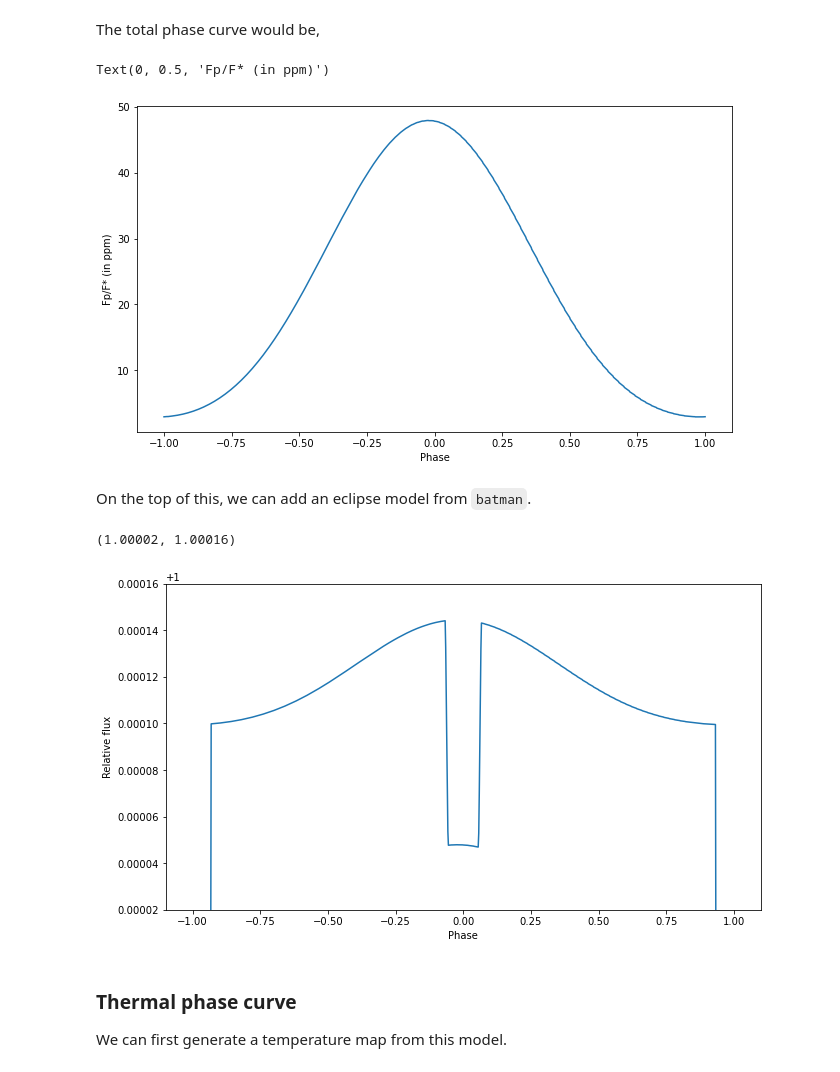
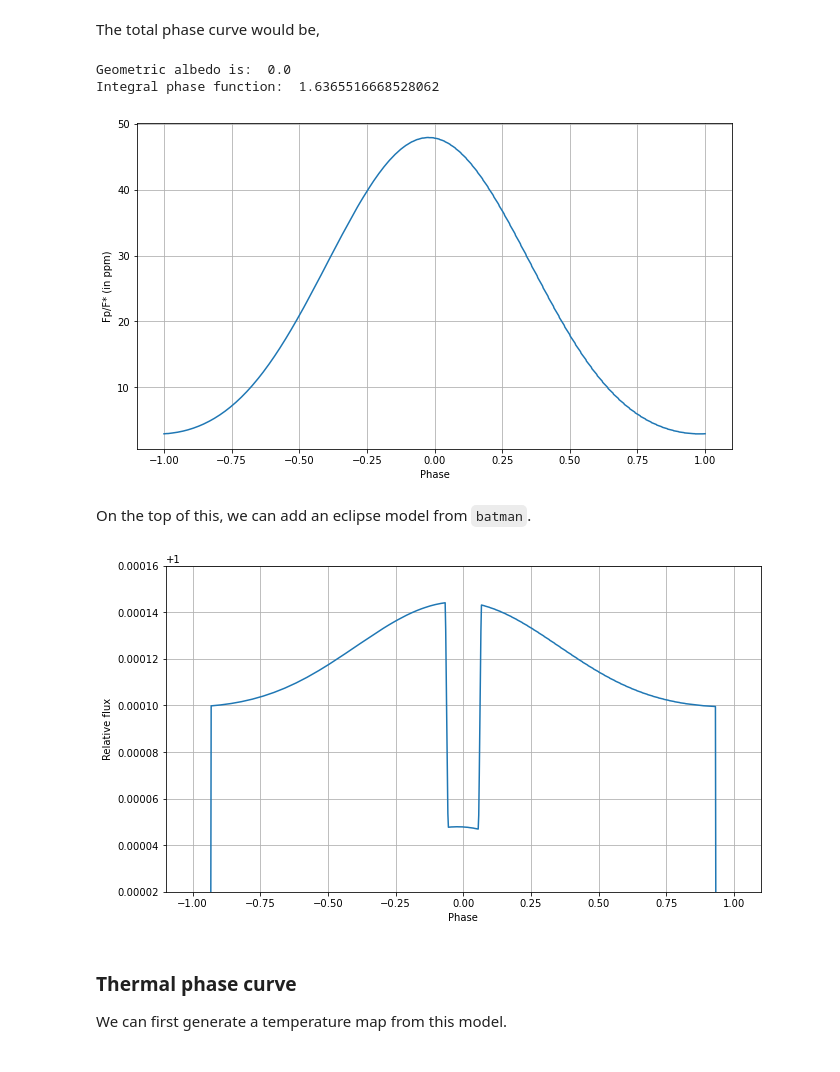
Before and after one commit to Jayshil/kelp-tutorials, a Jupyter notebook: p1.ipynb, the cells around one changed output. Saved outputs shown, nothing was run; the diff lists cells and outputs as text; code cells hidden in the pictures.

Commit message:
Basic functionalities

```diff
--- a/p1.ipynb
+++ b/p1.ipynb
@@ -53,17 +53,22 @@ The total phase curve would be,
 # %%
 # Phases of the orbit, 0. corresponds to the eclipse, while -1. and 1. to the transits
 xi = np.linspace(-np.pi, np.pi, 1000)
 ome1 = 0.
 g1 = 0.
 pc_tot, ag_tot, q_tot = model.phase_curve(xi=xi, omega=ome1, g=g1)
 
+print('Geometric albedo is: ', ag_tot)
+print('Integral phase function: ', q_tot)
+
 plt.figure(figsize=(16/1.5, 9/1.5))
 plt.plot(xi/np.pi, pc_tot.flux)
 plt.xlabel('Phase')
 plt.ylabel('Fp/F* (in ppm)')
+plt.grid()
 # %% [output]
-Text(0, 0.5, 'Fp/F* (in ppm)')
+Geometric albedo is:  0.0
+Integral phase function:  1.6365516668528062
-[figure, old version]
+[figure, new version]
 # %% [markdown]
 On the top of this, we can add an eclipse model from `batman`.
 # %%
@@ -93,9 +98,9 @@ plt.plot(xi/np.pi, flx_both + (pc_tot.flux/1e6))
 plt.xlabel('Phase')
 plt.ylabel('Relative flux')
 plt.ylim([1.00002, 1.00016])
+plt.grid()
 # %% [output]
-(1.00002, 1.00016)
-[figure, old version]
+[figure, new version]
 # %% [markdown]
 ### Thermal phase curve
 
```
Also changed, not shown: parts of 18 cells of this notebook.
